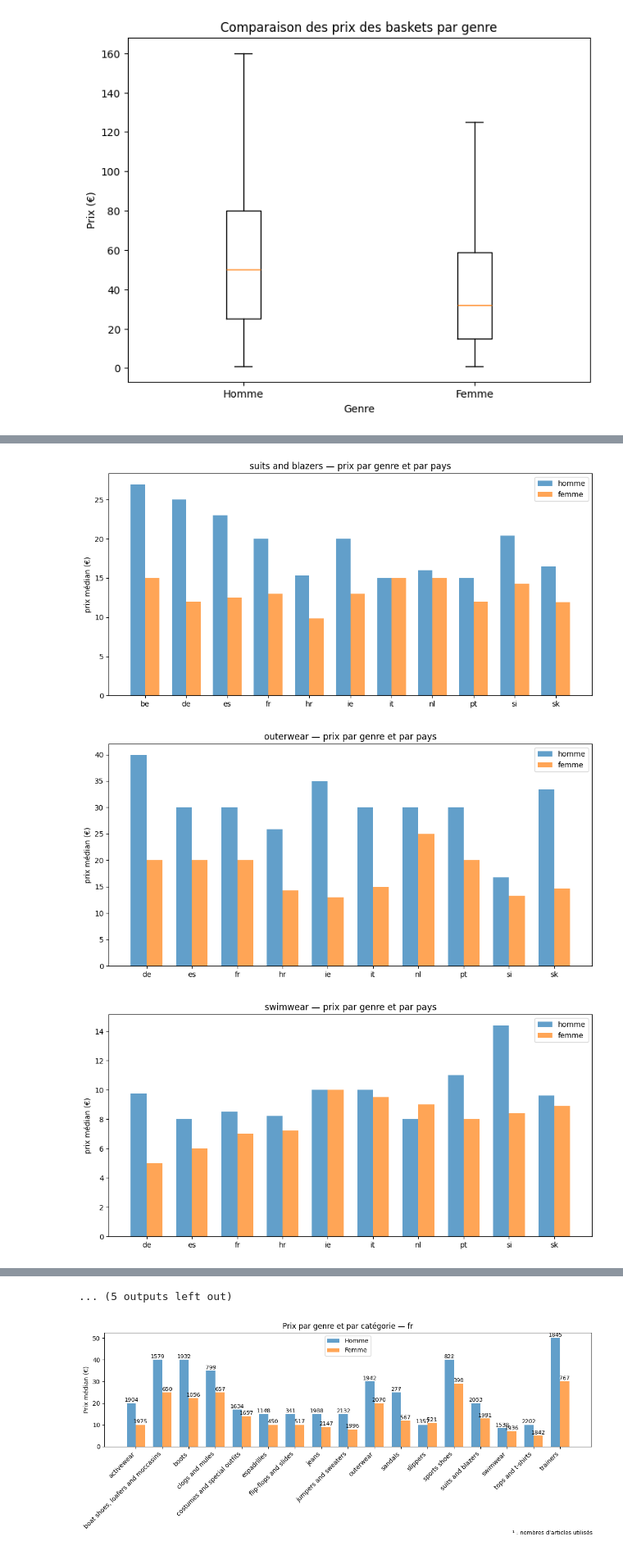
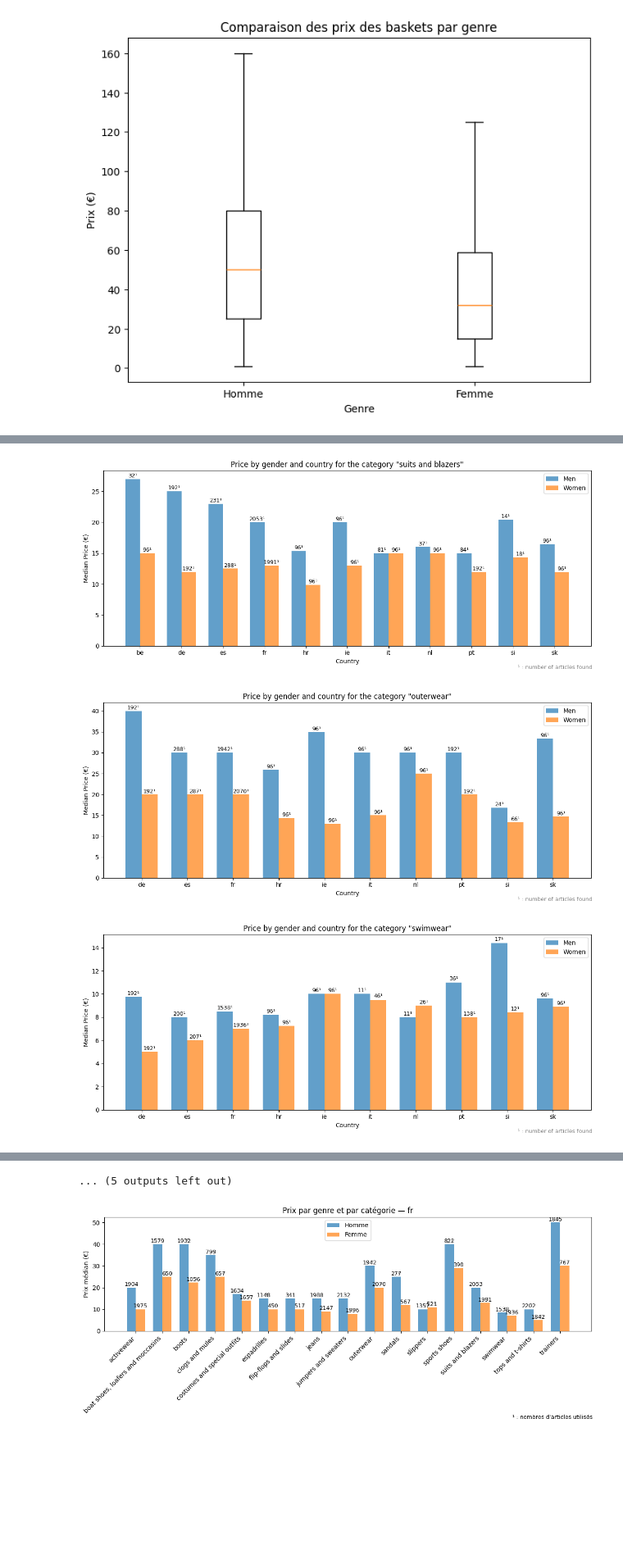
Before and after one commit to 01-prog/Data-analysis, a Jupyter notebook: Analyse_des_donnees.ipynb, the cells around one changed output, grey strips where cells are left out. Shown at 82% size. Cells and saved outputs as stored; diff of their text form; code cells hidden in the pictures; blank space fills up the shorter version.

```diff
--- a/Analyse_des_donnees.ipynb
+++ b/Analyse_des_donnees.ipynb
@@ -1116,39 +1116,60 @@ for category in df_plot['category'].unique():
         .nunique()
         .loc[lambda x: x == 2]
         .index
     )
 
     df_cat = df_cat[df_cat['country'].isin(valid_countries)]
     if df_cat.empty:
         continue
 
     countries = sorted(df_cat['country'].unique())
     x = np.arange(len(countries))
     width = 0.35
 
     prices_h = (
         df_cat[df_cat['gender'] == 'homme']
         .set_index('country')
         .loc[countries]['median_price']
     )
 
     prices_f = (
         df_cat[df_cat['gender'] == 'femme']
         .set_index('country')
         .loc[countries]['median_price']
     )
+    count_h = (
+        df_cat[df_cat['gender'] == 'homme']
+        .set_index('country')
+        .reindex(countries)['count']
+    )
 
-    plt.figure(figsize=(10, 5))
-    plt.bar(x - width/2, prices_h, width, label='homme', alpha=0.7)
-    plt.bar(x + width/2, prices_f, width, label='femme', alpha=0.7)
+    count_f = (
+        df_cat[df_cat['gender'] == 'femme']
+        .set_index('country')
+        .reindex(countries)['count']
+    )
 
-    plt.xticks(x, countries)
-    plt.ylabel('prix médian (€)')
-    plt.title(f'{category} — prix par genre et par pays')
+    plt.figure(figsize=(12, 5))
+    plt.bar(x - width/2, prices_h, width, label='Men', alpha=0.7)
+    plt.bar(x + width/2, prices_f, width, label='Women', alpha=0.7)
+
+    # Ajouter le nombre d'articles au-dessus
+    for i in range(len(countries)):
+        plt.text(x[i] - width/2, prices_h[i] + 0.05, f"{int(count_h[i])}¹", ha='center', va='bottom', fontsize=9)
+        plt.text(x[i] + width/2, prices_f[i] + 0.05, f"{int(count_f[i])}¹", ha='center', va='bottom', fontsize=9)
+
+    plt.xticks(x, countries, ha='center')
+    plt.xlabel('Country')
+    plt.ylabel('Median Price (€)')
+    plt.title(f'Price by gender and country for the category "{category}"')
     plt.legend()
+
+    # Ajouter la note en bas du graphe
+    plt.figtext(0.99, 0.01, "¹ : number of items found", ha='right', fontsize=9, color='gray')
+
     plt.tight_layout()
     plt.show()
 # %% [output]
-[figure, old version]
+[figure, new version]
-[figure, old version]
+[figure, new version]
-[figure, old version]
+[figure, new version]
```
Also changed, not shown: parts of 4 cells of this notebook.
